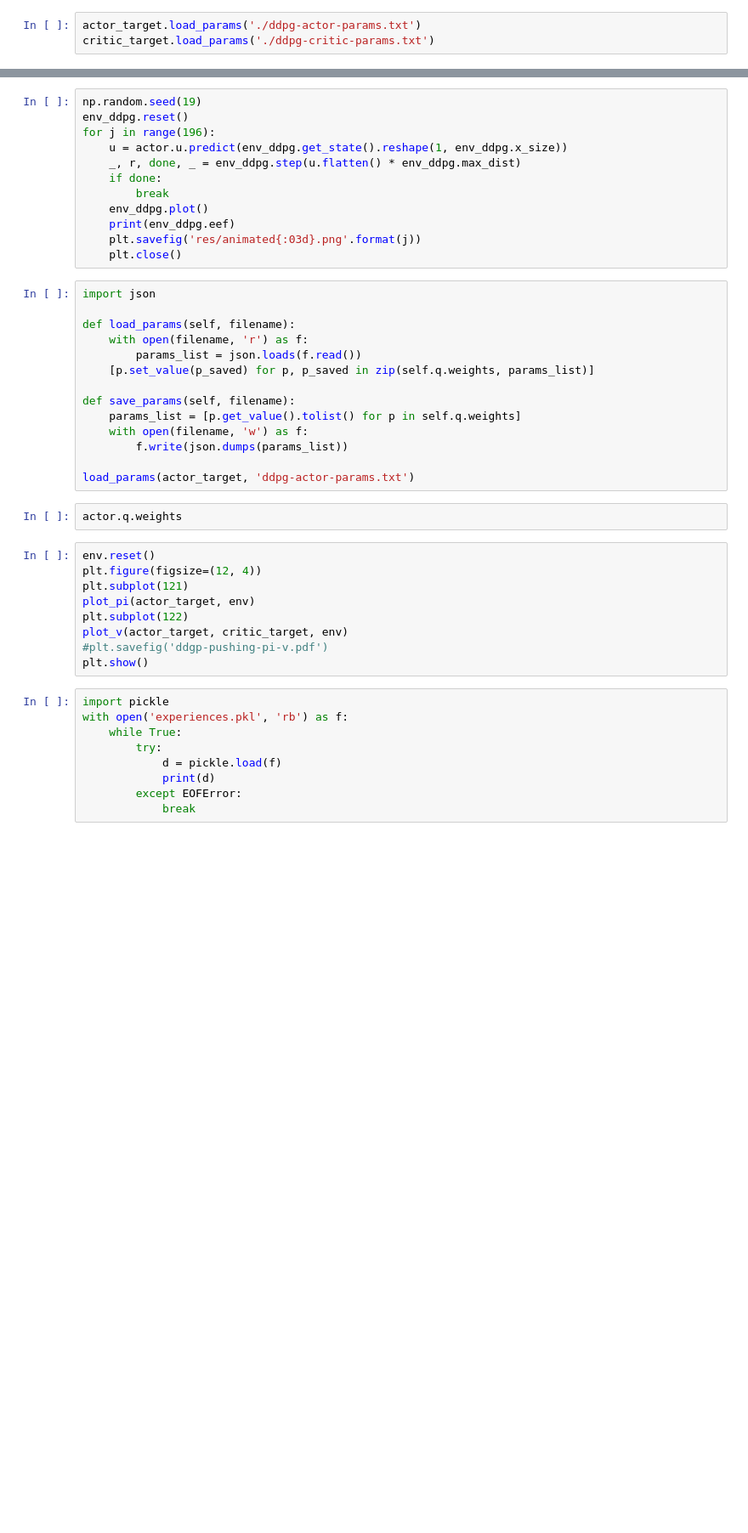
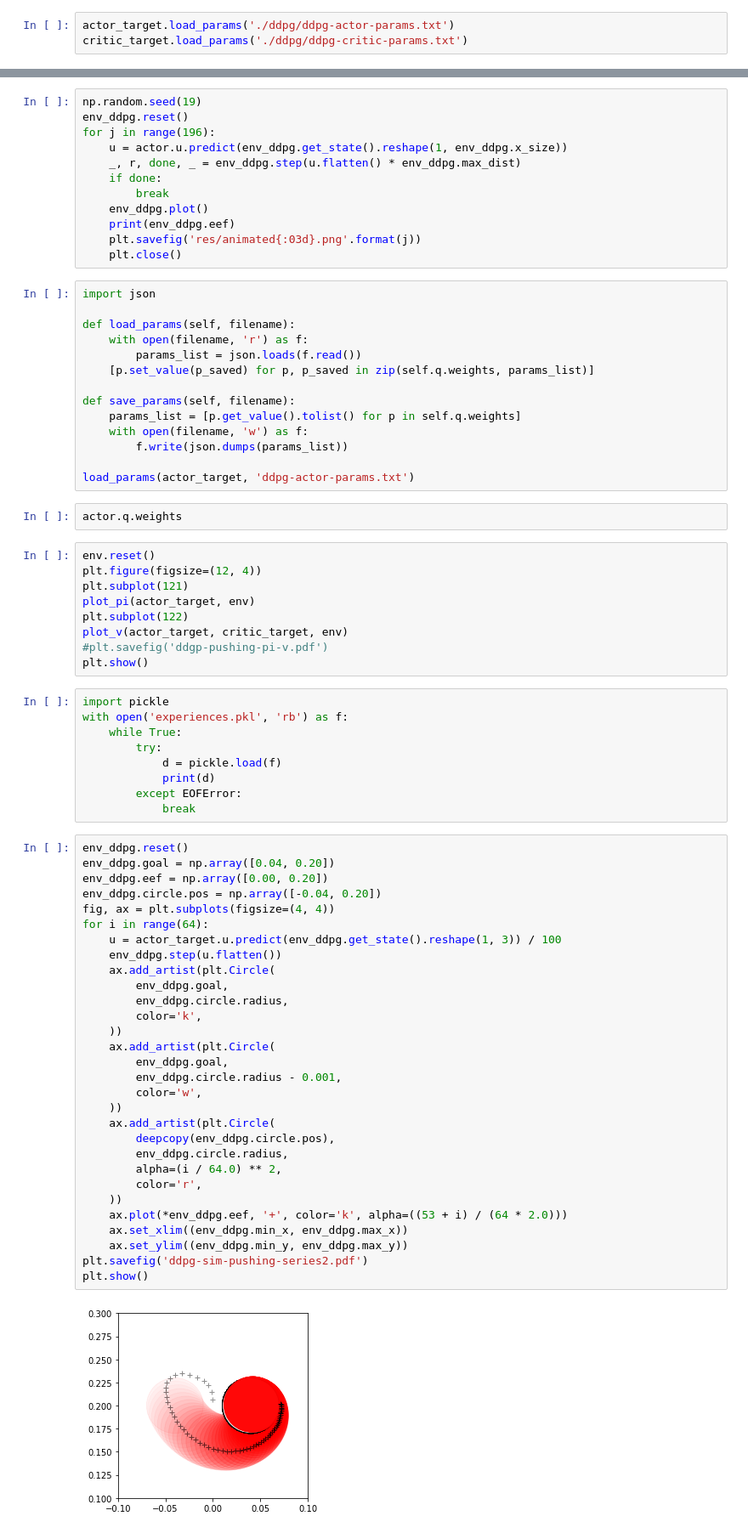
Before and after one commit to isacarnekvist/master-thesis-client, a Jupyter notebook: hole_environment.ipynb, the cells around one changed output, grey strips where cells are left out. Shown at 85% size. Cells and saved outputs as stored; diff of their text form; blank space fills up the shorter version.

```diff
--- a/hole_environment.ipynb
+++ b/hole_environment.ipynb
@@ -168,8 +175,8 @@ actor_target = Actor(env_ddpg.x_size, env_ddpg.u_size, critic)
 critic_target.q.set_weights(critic.q.get_weights())
 actor_target.u.set_weights(actor.u.get_weights())
 # %%
-actor_target.load_params('./ddpg-actor-params.txt')
-critic_target.load_params('./ddpg-critic-params.txt')
+actor_target.load_params('./ddpg/ddpg-actor-params.txt')
+critic_target.load_params('./ddpg/ddpg-critic-params.txt')
 # %%
 def sample_batch(buffer, env, size=32):
     x_size = env.x_size
@@ -410,3 +417,35 @@ with open('experiences.pkl', 'rb') as f:
             print(d)
         except EOFError:
             break
+# %%
+env_ddpg.reset()
+env_ddpg.goal = np.array([0.04, 0.20])
+env_ddpg.eef = np.array([0.00, 0.20])
+env_ddpg.circle.pos = np.array([-0.04, 0.20])
+fig, ax = plt.subplots(figsize=(4, 4))
+for i in range(64):
+    u = actor_target.u.predict(env_ddpg.get_state().reshape(1, 3)) / 100
+    env_ddpg.step(u.flatten())
+    ax.add_artist(plt.Circle(
+        env_ddpg.goal,
+        env_ddpg.circle.radius,
+        color='k',
+    ))
+    ax.add_artist(plt.Circle(
+        env_ddpg.goal,
+        env_ddpg.circle.radius - 0.001,
+        color='w',
+    ))
+    ax.add_artist(plt.Circle(
+        deepcopy(env_ddpg.circle.pos),
+        env_ddpg.circle.radius,
+        alpha=(i / 64.0) ** 2,
+        color='r',
+    ))
+    ax.plot(*env_ddpg.eef, '+', color='k', alpha=((53 + i) / (64 * 2.0)))
+    ax.set_xlim((env_ddpg.min_x, env_ddpg.max_x))
+    ax.set_ylim((env_ddpg.min_y, env_ddpg.max_y))
+plt.savefig('ddpg-sim-pushing-series2.pdf')
+plt.show()
+# %% [output]
+[figure, added]
```
Also changed, not shown: parts of 2 cells of this notebook.
